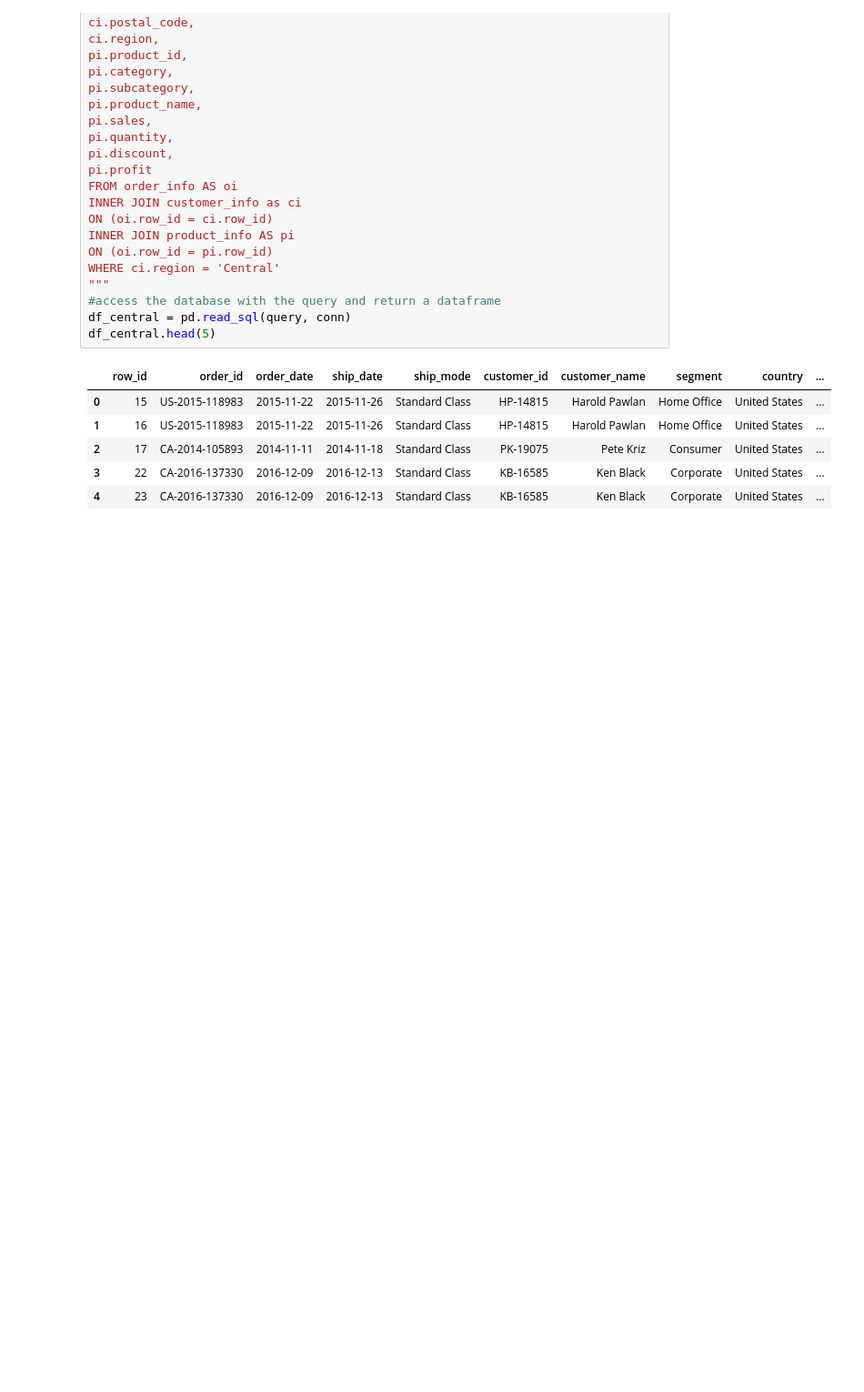
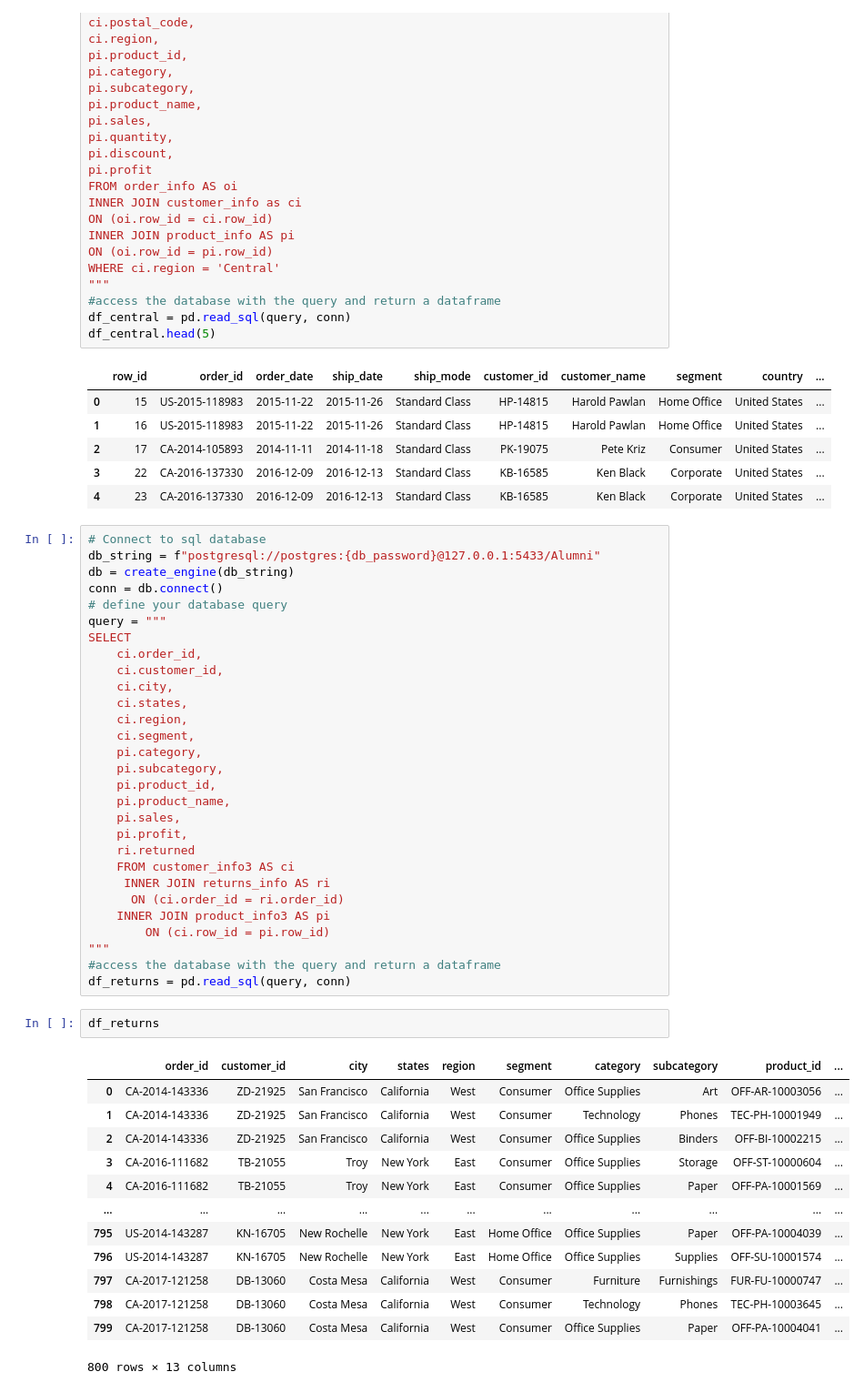
Before and after one commit to goatgirl86/ACT_Superstores, a Jupyter notebook: Katlin/Superstore_sql.ipynb, the cells around one changed output. Shown at 91% size. Cells and saved outputs as stored; diff of their text form; blank space fills up the shorter version.

```diff
--- a/Superstore_sql.ipynb
+++ b/Katlin/Superstore_sql.ipynb
@@ -361,3 +378,48 @@ df_central.head(5)
 | 2 | 17 | CA-2014-105893 | 2014-11-11 | 2014-11-18 | Standard Class | PK-19075 | Pete Kriz | Consumer | United States | ... |
 | 3 | 22 | CA-2016-137330 | 2016-12-09 | 2016-12-13 | Standard Class | KB-16585 | Ken Black | Corporate | United States | ... |
 | 4 | 23 | CA-2016-137330 | 2016-12-09 | 2016-12-13 | Standard Class | KB-16585 | Ken Black | Corporate | United States | ... |
+# %%
+# Connect to sql database
+db_string = f"postgresql://postgres:{db_password}@127.0.0.1:5433/Alumni"
+db = create_engine(db_string)
+conn = db.connect()
+# define your database query
+query = """
+SELECT
+    ci.order_id,
+    ci.customer_id,
+    ci.city,
+    ci.states,
+	ci.region,
+	ci.segment,
+	pi.category,
+	pi.subcategory,
+	pi.product_id,
+	pi.product_name,
+	pi.sales,
+    pi.profit,
+    ri.returned
+	FROM customer_info3 AS ci
+     INNER JOIN returns_info AS ri
+      ON (ci.order_id = ri.order_id)
+    INNER JOIN product_info3 AS pi
+        ON (ci.row_id = pi.row_id)
+"""
+#access the database with the query and return a dataframe
+df_returns = pd.read_sql(query, conn)
+# %%
+df_returns
+# %% [output]
+|  | order_id | customer_id | city | states | region | segment | category | subcategory | product_id | ... |
+| 0 | CA-2014-143336 | ZD-21925 | San Francisco | California | West | Consumer | Office Supplies | Art | OFF-AR-10003056 | ... |
+| 1 | CA-2014-143336 | ZD-21925 | San Francisco | California | West | Consumer | Technology | Phones | TEC-PH-10001949 | ... |
+| 2 | CA-2014-143336 | ZD-21925 | San Francisco | California | West | Consumer | Office Supplies | Binders | OFF-BI-10002215 | ... |
+| 3 | CA-2016-111682 | TB-21055 | Troy | New York | East | Consumer | Office Supplies | Storage | OFF-ST-10000604 | ... |
+| 4 | CA-2016-111682 | TB-21055 | Troy | New York | East | Consumer | Office Supplies | Paper | OFF-PA-10001569 | ... |
+| ... | ... | ... | ... | ... | ... | ... | ... | ... | ... | ... |
+| 795 | US-2014-143287 | KN-16705 | New Rochelle | New York | East | Home Office | Office Supplies | Paper | OFF-PA-10004039 | ... |
+| 796 | US-2014-143287 | KN-16705 | New Rochelle | New York | East | Home Office | Office Supplies | Supplies | OFF-SU-10001574 | ... |
+| 797 | CA-2017-121258 | DB-13060 | Costa Mesa | California | West | Consumer | Furniture | Furnishings | FUR-FU-10000747 | ... |
+| 798 | CA-2017-121258 | DB-13060 | Costa Mesa | California | West | Consumer | Technology | Phones | TEC-PH-10003645 | ... |
+| 799 | CA-2017-121258 | DB-13060 | Costa Mesa | California | West | Consumer | Office Supplies | Paper | OFF-PA-10004041 | ... |
+800 rows × 13 columns
```
Also changed, not shown: parts of 11 cells of this notebook, 14 other files.
